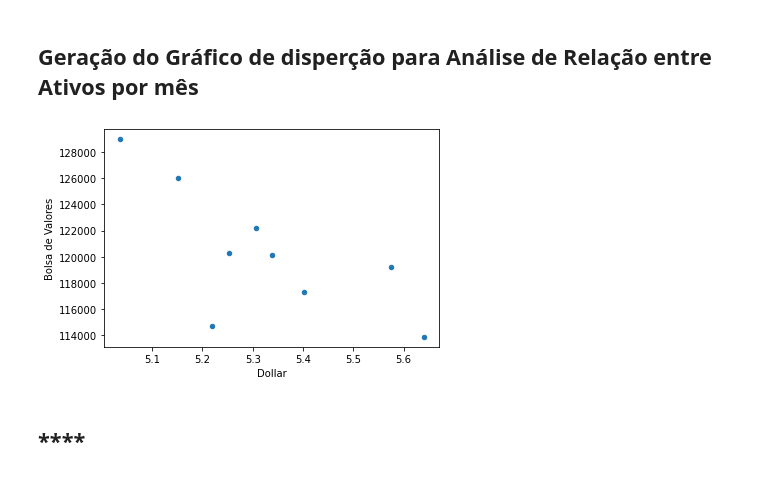
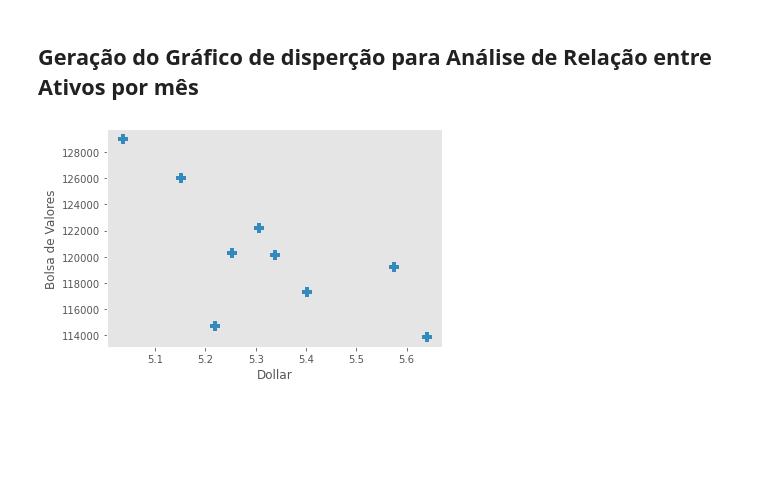
Before and after one commit to MarceloMaurin/Combustivel_Medicamentos, a Jupyter notebook: notebook/Analise Dolar x IBOV2.ipynb, the cells around one changed output. Drawn from its saved outputs; the diff is of its cells as text; code cells hidden in the pictures; blank space fills up the shorter version.

```diff
--- a/notebook/Analise Dolar x IBOV2.ipynb
+++ b/notebook/Analise Dolar x IBOV2.ipynb
@@ -123,10 +130,11 @@ dados_dollar_mes.plot(kind='bar')
 
 x1,x2,y1,y2 = plt.axis()
 plt.axis((x1,x2,2,7))
-
-plt.title("Dóllar entre Janeiro e Setembro de 2021")
+plt.style.use('ggplot')#colocando estilo GGPLOT no grafico
+plt.title("Dóllar entre Janeiro e Setembro de 2021", fontsize=13, fontweight='bold', )#alternando fonte titulo
 plt.xlabel("Meses")
 plt.ylabel("Valores em Reais")
 
+
 plt.show()
 # %% [output]
@@ -179,10 +187,10 @@ dados_dollar_bolsa_valores
 # %% [markdown]
 ## **Geração do Gráfico de disperção para Análise de Relação entre Ativos por mês**
 # %%
-dados_dollar_bolsa_valores.plot(x='Dollar', y='Bolsa de Valores', kind='scatter', grid=True)
+
+dados_dollar_bolsa_valores.plot(x='Dollar', y='Bolsa de Valores', kind='scatter',grid=True ,lw=10 ,marker='+') #largura dos pontos LW - marker tipo do ponto
+plt.style.use('ggplot')
 plt.grid(axis='both', ls='--')
 plt.show()
 # %% [output]
-[figure, old version]
+[figure, new version]
-# %% [markdown]
-## ****
```
Also changed, not shown: parts of 8 cells of this notebook.
